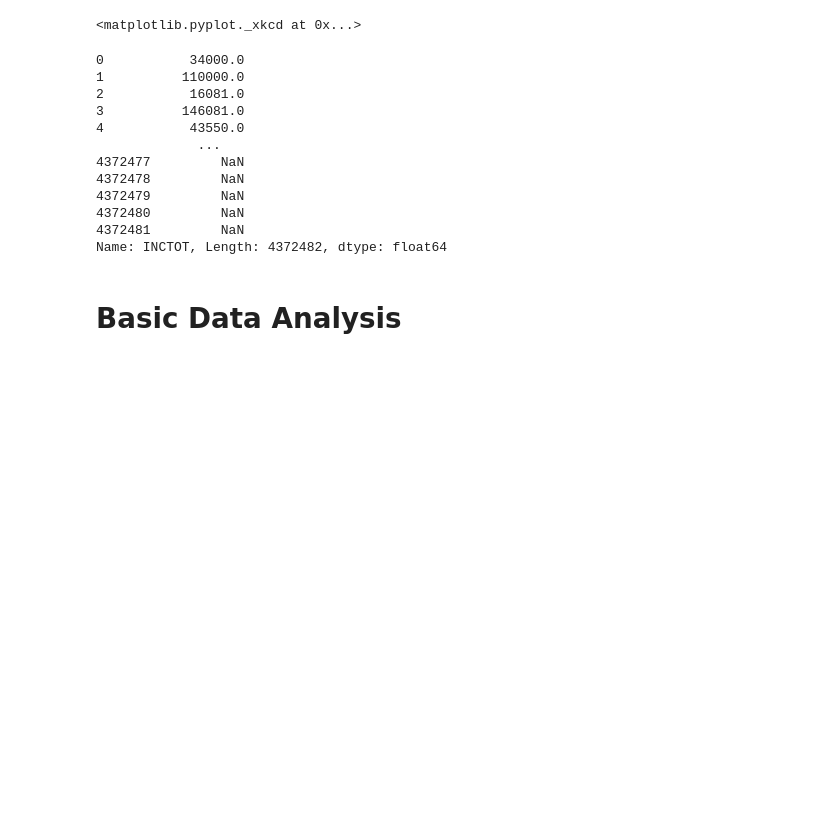
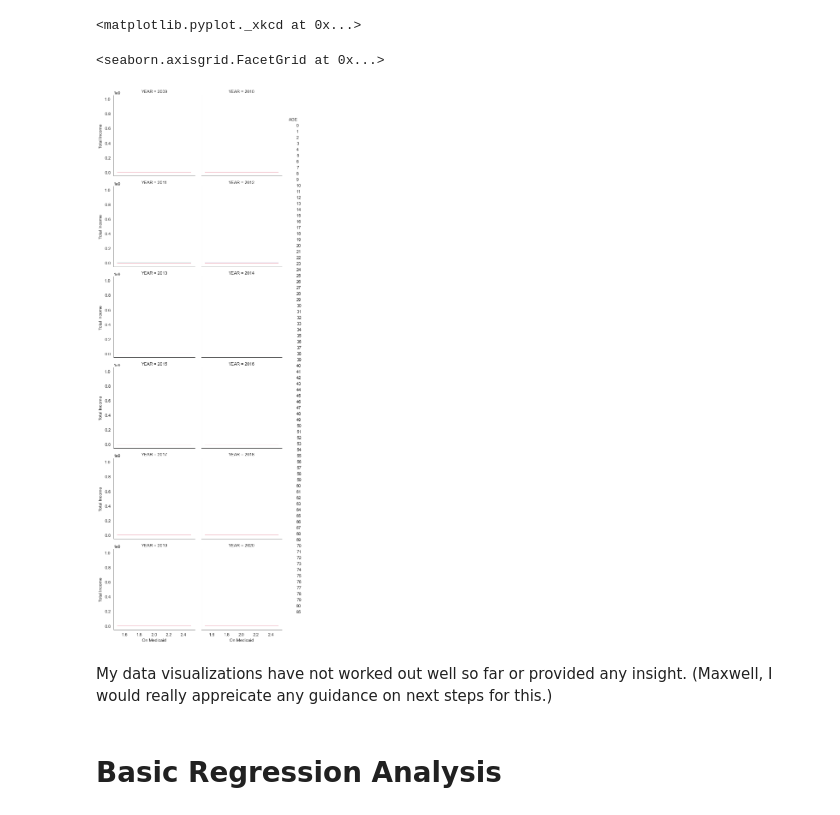
Before and after one commit to mspp-data-studio-2021/Ariel_Medex, a Jupyter notebook: Notebook for 6-28 Class.ipynb, the cells around one changed output. Cells and saved outputs as stored; diff of their text form; code cells hidden in the pictures; blank space fills up the shorter version.

```diff
--- a/Notebook for 6-28 Class.ipynb
+++ b/Notebook for 6-28 Class.ipynb
@@ -184,17 +194,16 @@ Income = df['INCTOT']
-# %%
-Income
-# %% [output]
-0           34000.0
-1          110000.0
-2           16081.0
-3          146081.0
-4           43550.0
-             ...
-4372477         NaN
-4372478         NaN
-4372479         NaN
-4372480         NaN
-4372481         NaN
-Name: INCTOT, Length: 4372482, dtype: float64
+# %%
+j = sns.FacetGrid(MC_df, col="YEAR", hue='AGE', col_wrap=2)
+j.map_dataframe(sns.histplot, x='HIMCAIDLY', y='INCTOT')
+j.set_axis_labels('On Medicaid', 'Total Income')
+j.add_legend()
+
+# attempted visualization of total yearly income and medicaid status, do not run
+# %% [output]
+<seaborn.axisgrid.FacetGrid at 0x...>
+[figure, added]
+# %% [markdown]
+My data visualizations have not worked out well so far or provided any insight. (Maxwell, I would really appreicate any guidance on next steps for this.)
 # %% [markdown]
-# Basic Data Analysis
+
+
+# Basic Regression Analysis
```
Also changed, not shown: parts of 25 cells of this notebook.
